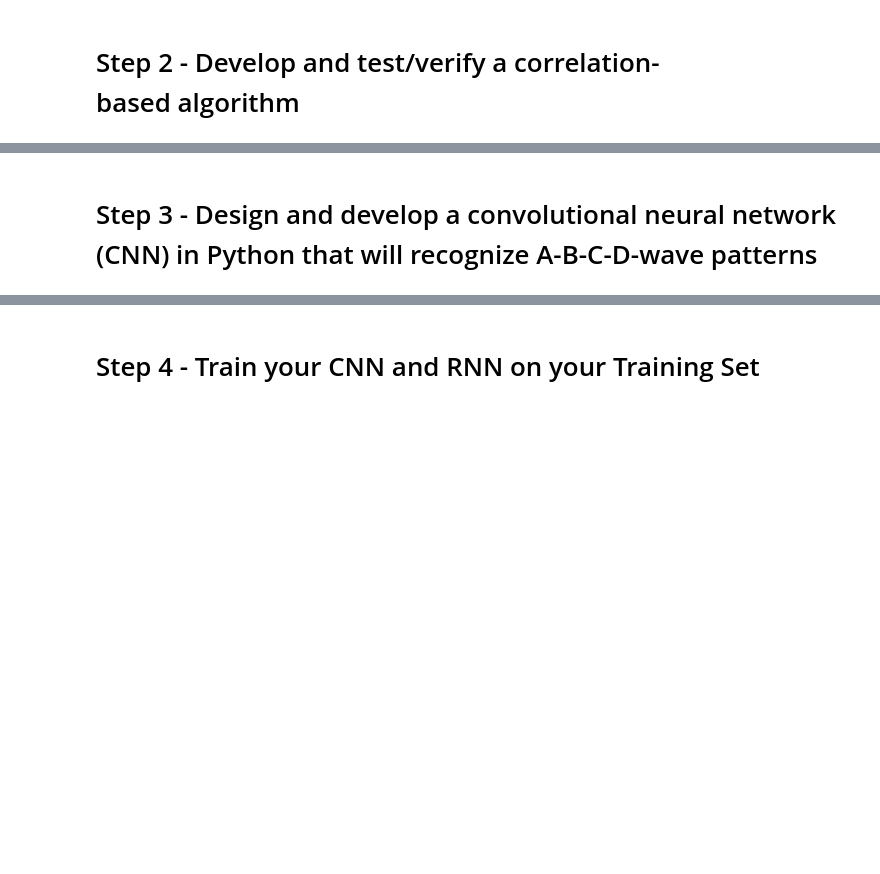
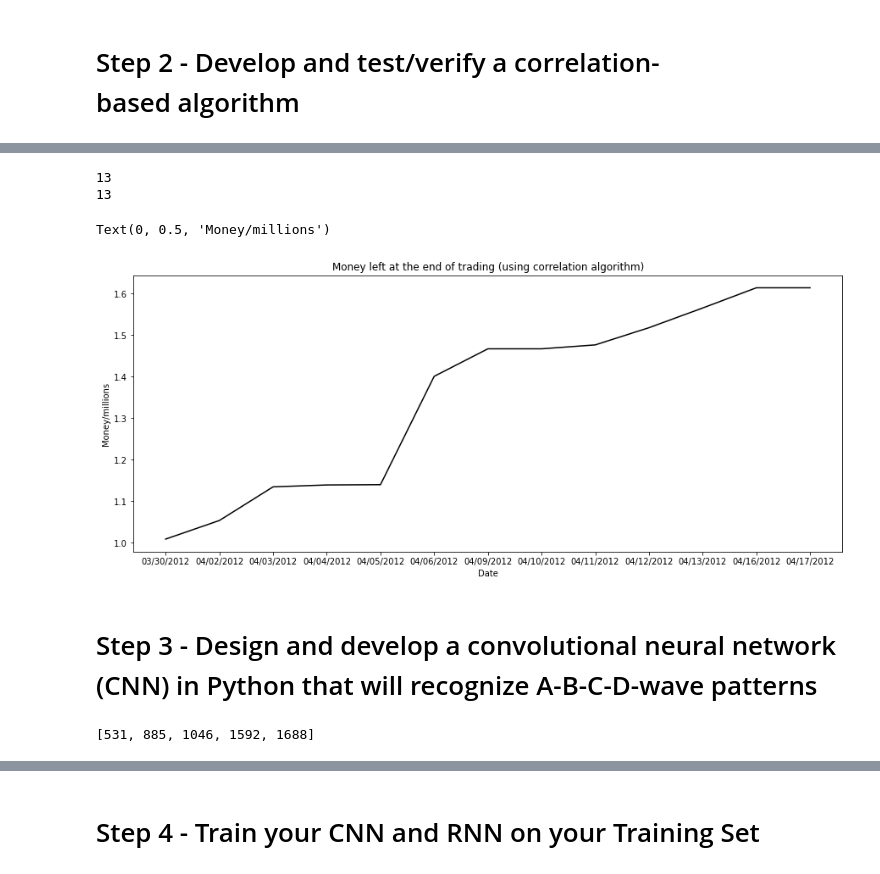
Before and after one commit to Antoljak/CAP6615Group, a Jupyter notebook: Assignment4/assignment4.ipynb, the cells around one changed output, grey strips where cells are left out. Saved outputs shown, nothing was run; the diff lists cells and outputs as text; code cells hidden in the pictures; blank space fills up the shorter version.

```diff
--- a/Assignment4/assignment4.ipynb
+++ b/Assignment4/assignment4.ipynb
@@ -144,24 +179,38 @@ for i in range(1,dataset.shape[0]):
 # %%
 # Make a plot
 
-plt.figure(figsize=(12, 6));
-plt.plot(data_full.Date.loc[trade_full],
+date_trade = []
+for i in range(len(trade_all)):
+    date_trade.append(recordDate[i])
+
+plt.figure(figsize=(15, 6))
+print(len(date_trade))
+print(len(money_all))
+plt.plot(date_trade,
          money_all, color='black', label='Close')
 plt.title('Money left at the end of trading (using correlation algorithm)')
 plt.xlabel('Date')
 plt.ylabel('Money/millions')
+# %% [output]
+13
+13
+Text(0, 0.5, 'Money/millions')
+[figure, added]
 # %% [markdown]
 # Step 3 - Design and develop a convolutional neural network (CNN) in Python that will recognize A-B-C-D-wave patterns
 # %%
-# Juege if their exist a A-B-C-D wave, if exist, save it.
+# Judge if their exist a A-B-C-D wave, if exist, save it.
 sellSigIdx = []
 prev = 0
-for x in range(nsample-1, len(dataset)):
-    if dataset[x][2] > 0.90 and x >= prev+nsample//3 and \
-    dataset[x][0] == max(dataset[(x-nsample+1):(x+1), 0]) and \
+for x in range(sampleNum-1, len(dataset)):
+    if dataset[x][2] > 0.5 and x >= prev+sampleNum//3 and \
+    dataset[x][0] == max(dataset[(x-sampleNum+1):(x+1), 0]) and \
     dataset[x][0] > dataset[x+1][0]:
         sellSigIdx.append(x)
         prev = x
+sellSigIdx
+# %% [output]
+[531, 885, 1046, 1592, 1688]
 # %%
 import torch.functional as F
 import pdb
```
Also changed, not shown: parts of 26 cells of this notebook.
